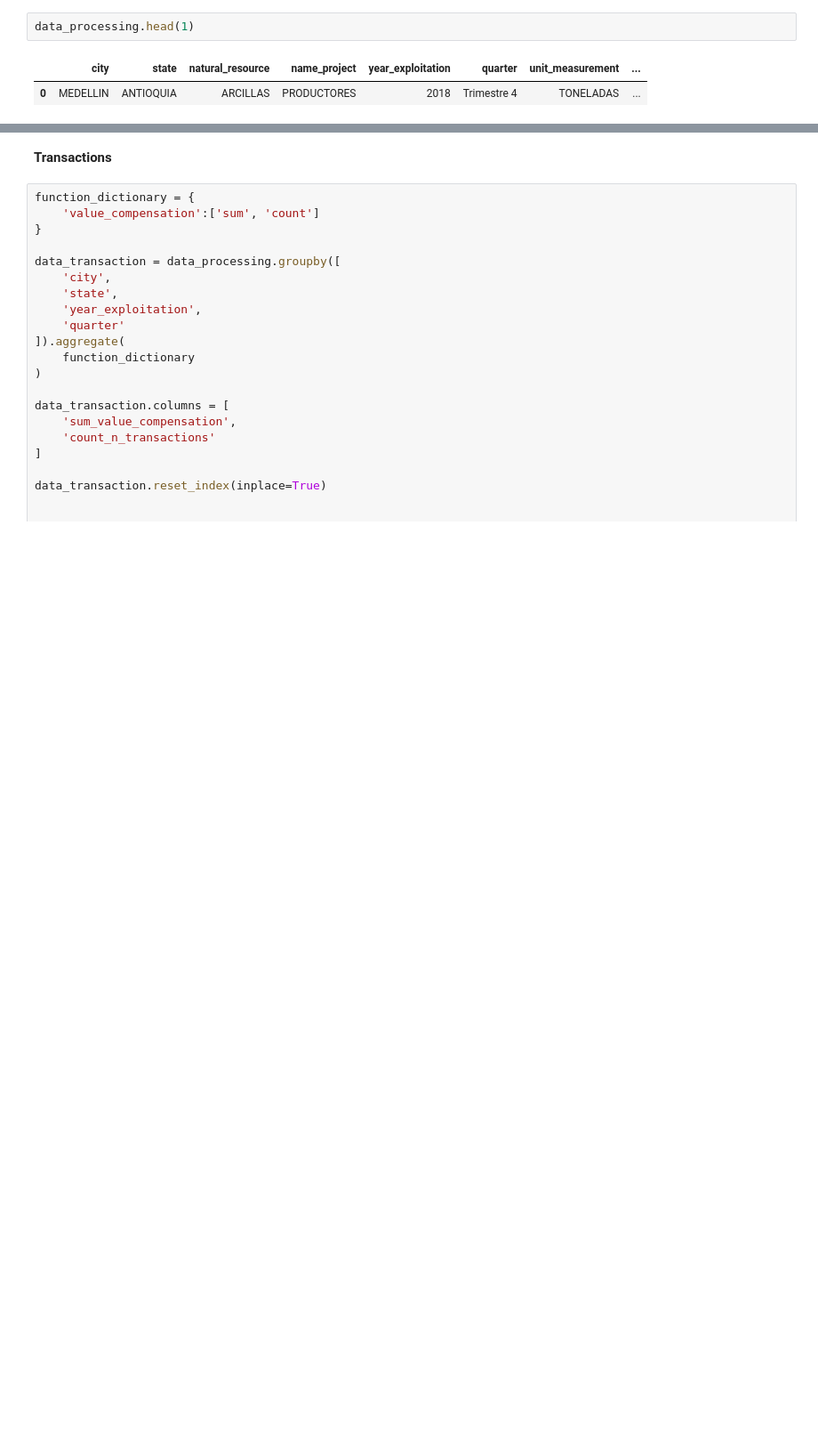
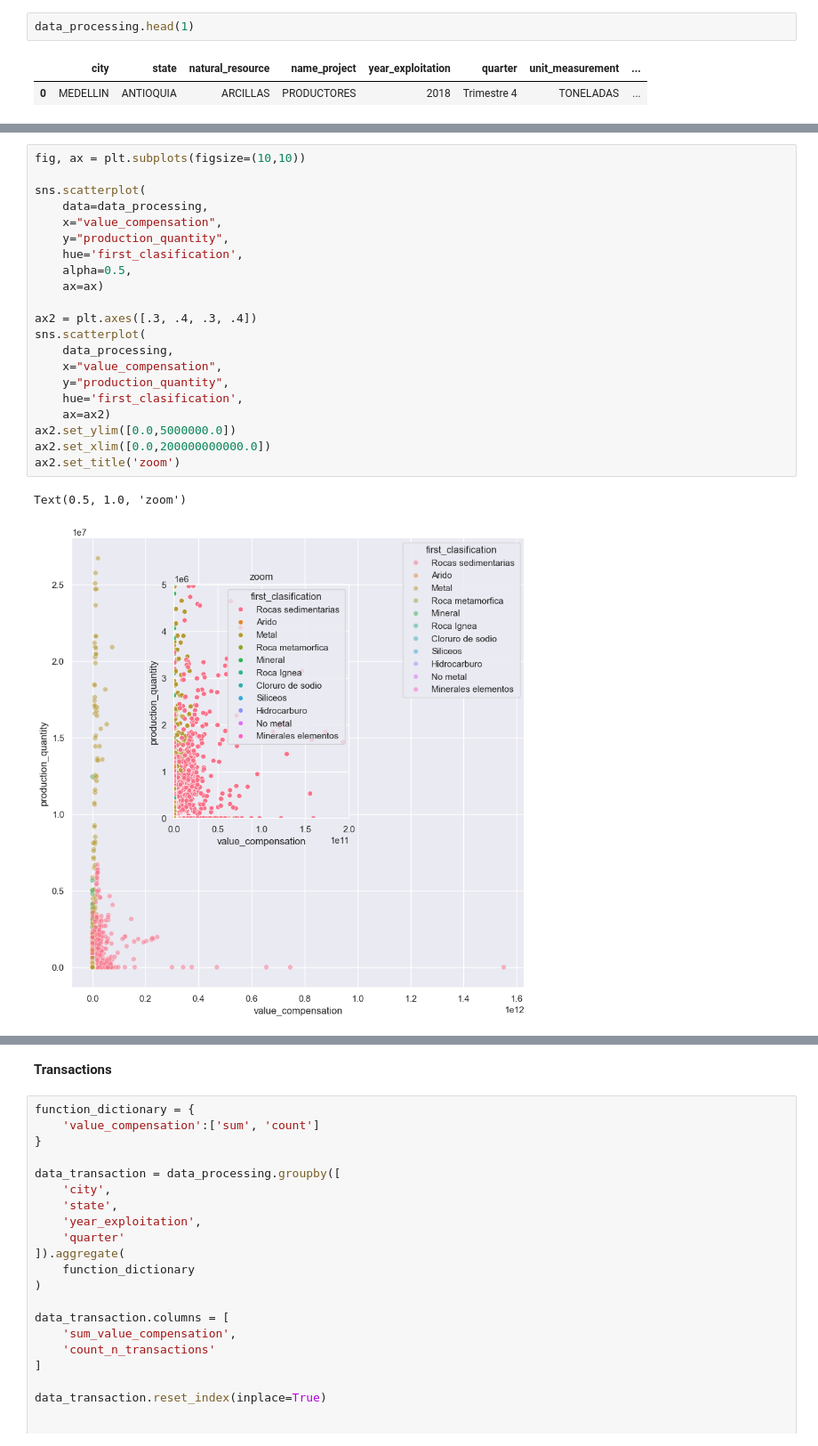
Before and after one commit to Kaiziferr/w_materials_extracted_colombia, a Jupyter notebook: eda/eda_materials_extracted_colombia .ipynb, the cells around one changed output, grey strips where cells are left out. Shown at 89% size. Cells and saved outputs as stored; diff of their text form; blank space fills up the shorter version.

```diff
--- a/eda/eda_materials_extracted_colombia .ipynb
+++ b/eda/eda_materials_extracted_colombia .ipynb
@@ -178,0 +185,24 @@ data_processing.head(1)
+# %%
+fig, ax = plt.subplots(figsize=(10,10))
+
+sns.scatterplot(
+    data=data_processing,
+    x="value_compensation",
+    y="production_quantity",
+    hue='first_clasification',
+    alpha=0.5,
+    ax=ax)
+
+ax2 = plt.axes([.3, .4, .3, .4])
+sns.scatterplot(
+    data_processing,
+    x="value_compensation",
+    y="production_quantity",
+    hue='first_clasification',
+    ax=ax2)
+ax2.set_ylim([0.0,5000000.0])
+ax2.set_xlim([0.0,200000000000.0])
+ax2.set_title('zoom')
+# %% [output]
+Text(0.5, 1.0, 'zoom')
+[figure, added]
```
Also changed, not shown: parts of 6 cells of this notebook, 1 other file.
